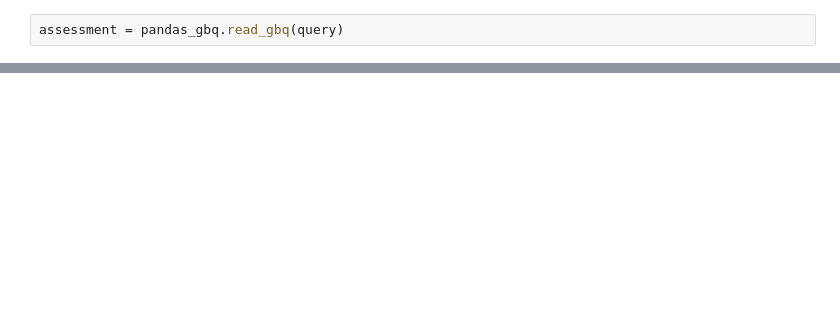
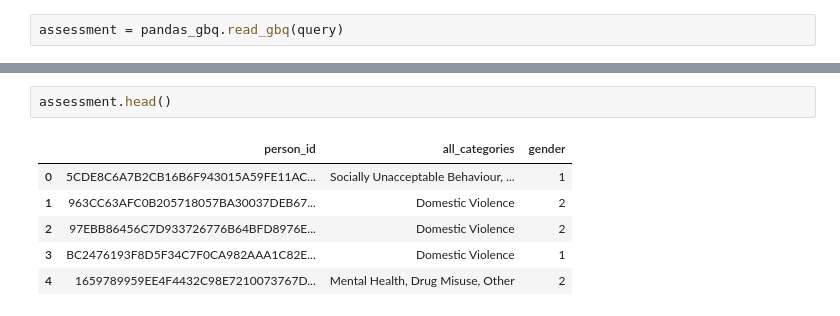
Before and after one commit to ConnectedBradford/CB_2649, a Jupyter notebook: notebooks/assessment_analysis.ipynb, the cells around one changed output, grey strips where cells are left out. Cells and saved outputs as stored; diff of their text form; blank space fills up the shorter version.

```diff
--- a/notebooks/assessment_analysis.ipynb
+++ b/notebooks/assessment_analysis.ipynb
@@ -47,0 +61,9 @@ assessment = pandas_gbq.read_gbq(query)
+# %%
+assessment.head()
+# %% [output]
+|  | person_id | all_categories | gender |
+| 0 | 5CDE8C6A7B2CB16B6F943015A59FE11AC... | Socially Unacceptable Behaviour, ... | 1 |
+| 1 | 963CC63AFC0B205718057BA30037DEB67... | Domestic Violence | 2 |
+| 2 | 97EBB86456C7D933726776B64BFD8976E... | Domestic Violence | 2 |
+| 3 | BC2476193F8D5F34C7F0CA982AAA1C82E... | Domestic Violence | 1 |
+| 4 | 1659789959EE4F4432C98E7210073767D... | Mental Health, Drug Misuse, Other | 2 |
```
Also changed, not shown: parts of 5 cells of this notebook.
